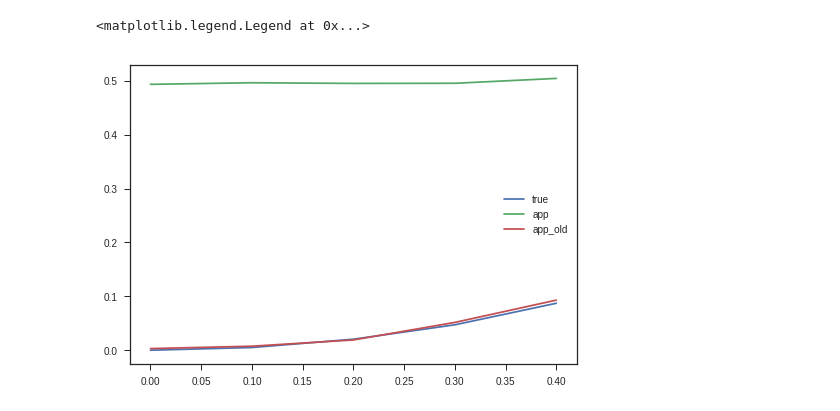
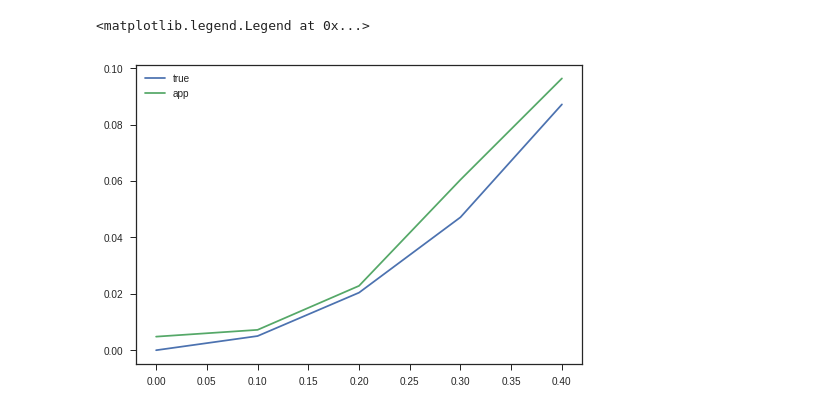
Before and after one commit to y-takashina/density_ratio, a Jupyter notebook: mi.ipynb, the cells around one changed output. Saved outputs shown, nothing was run; the diff lists cells and outputs as text; code cells hidden in the pictures.

```diff
--- a/mi.ipynb
+++ b/mi.ipynb
@@ -9,20 +9,17 @@ import seaborn as sns
 sns.set_style('ticks')
 # %%
 amis = []
-amis_old = []
 tmis = []
 
 for c in tqdm.tqdm(np.arange(0, 0.5, 0.1)):
     cov = np.array([[1, c], [c, 1]])
     X = scipy.stats.multivariate_normal(mean=[0, 0], cov=cov).rvs(3000)
-    amis += [mlmi.mutual_information(X[:, 0].reshape(-1, 1), X[:, 0].reshape(-1, 1), n_b=200, maxiter=1000)]
-    amis_old += [mlmi.mutual_information_old(X, sigma=1, n_b=200, maxiter=1000)]
+    amis += [mlmi.mutual_information(X[:, 0].reshape(-1, 1), X[:, 1].reshape(-1, 1), n_b=200, maxiter=1000)]
     tmis += [0.5 * (np.sum(np.log(np.diag(cov))) - np.log(np.linalg.det(cov)))]
 # %%
 plt.plot(np.arange(0, 0.5, 0.1), tmis, label='true')
 plt.plot(np.arange(0, 0.5, 0.1), amis, label='app')
-plt.plot(np.arange(0, 0.5, 0.1), amis_old, label='app_old')
 plt.legend()
 # %% [output]
 <matplotlib.legend.Legend at 0x...>
-[figure, old version]
+[figure, new version]
```
Also changed, not shown: 5 other files.
